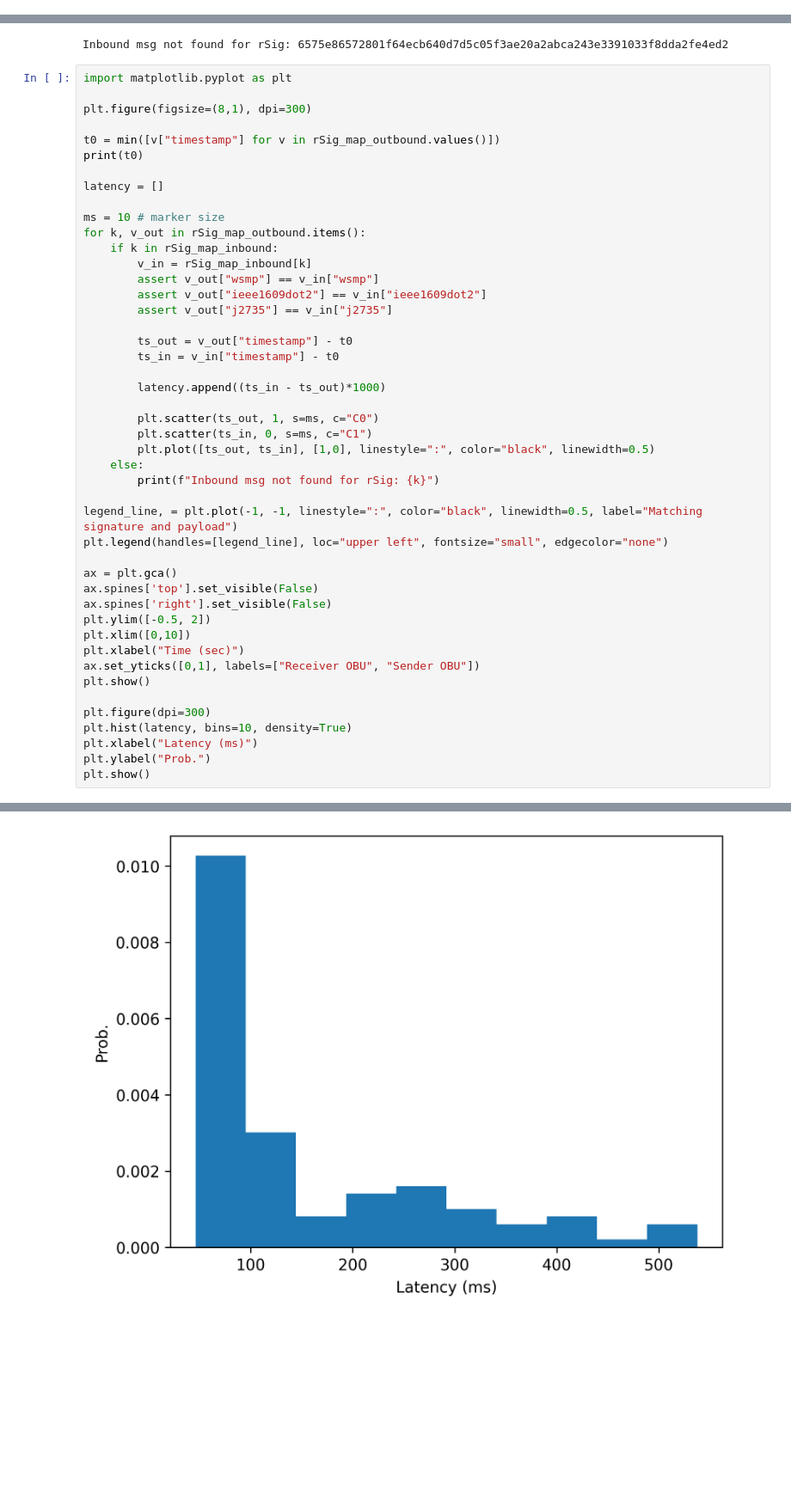
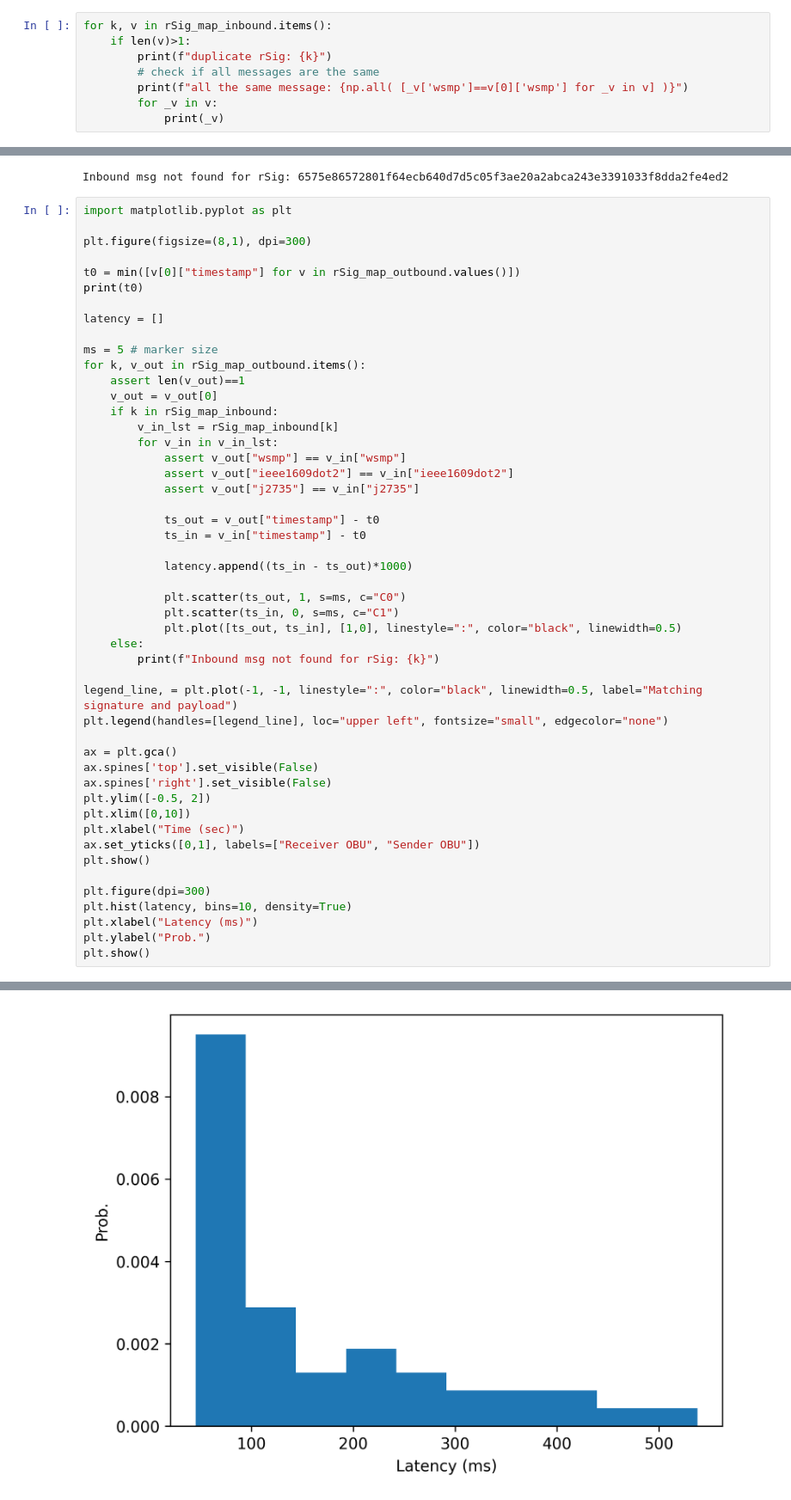
Before and after one commit to usdot-fhwa-stol/pcapdecoder, a Jupyter notebook: test.ipynb, the cells around one changed output, grey strips where cells are left out. Shown at 86% size. Drawn from its saved outputs; the diff is of its cells as text; blank space fills up the shorter version.

```diff
--- a/test.ipynb
+++ b/test.ipynb
@@ -68,0 +78,8 @@ error:  'signedData'
+# %%
+for k, v in rSig_map_inbound.items():
+    if len(v)>1:
+        print(f"duplicate rSig: {k}")
+        # check if all messages are the same
+        print(f"all the same message: {np.all( [_v['wsmp']==v[0]['wsmp'] for _v in v] )}")
+        for _v in v:
+            print(_v)
@@ -119,27 +154,30 @@ import matplotlib.pyplot as plt
 
 plt.figure(figsize=(8,1), dpi=300)
 
-t0 = min([v["timestamp"] for v in rSig_map_outbound.values()])
+t0 = min([v[0]["timestamp"] for v in rSig_map_outbound.values()])
 print(t0)
 
 latency = []
 
-ms = 10 # marker size
+ms = 5 # marker size
 for k, v_out in rSig_map_outbound.items():
+    assert len(v_out)==1
+    v_out = v_out[0]
     if k in rSig_map_inbound:
-        v_in = rSig_map_inbound[k]
-        assert v_out["wsmp"] == v_in["wsmp"]
-        assert v_out["ieee1609dot2"] == v_in["ieee1609dot2"]
-        assert v_out["j2735"] == v_in["j2735"]
+        v_in_lst = rSig_map_inbound[k]
+        for v_in in v_in_lst:
+            assert v_out["wsmp"] == v_in["wsmp"]
+            assert v_out["ieee1609dot2"] == v_in["ieee1609dot2"]
+            assert v_out["j2735"] == v_in["j2735"]
 
-        ts_out = v_out["timestamp"] - t0
-        ts_in = v_in["timestamp"] - t0
+            ts_out = v_out["timestamp"] - t0
+            ts_in = v_in["timestamp"] - t0
 
-        latency.append((ts_in - ts_out)*1000)
+            latency.append((ts_in - ts_out)*1000)
 
-        plt.scatter(ts_out, 1, s=ms, c="C0")
-        plt.scatter(ts_in, 0, s=ms, c="C1")
-        plt.plot([ts_out, ts_in], [1,0], linestyle=":", color="black", linewidth=0.5)
+            plt.scatter(ts_out, 1, s=ms, c="C0")
+            plt.scatter(ts_in, 0, s=ms, c="C1")
+            plt.plot([ts_out, ts_in], [1,0], linestyle=":", color="black", linewidth=0.5)
     else:
         print(f"Inbound msg not found for rSig: {k}")
 
@@ -167 +205 @@ Inbound msg not found for rSig: 6575e86572801f64ecb640d7d5c05f3ae20a2abca243e339
-[figure, old version]
+[figure, new version]
```
Also changed, not shown: parts of 5 cells of this notebook, 4 other files.
